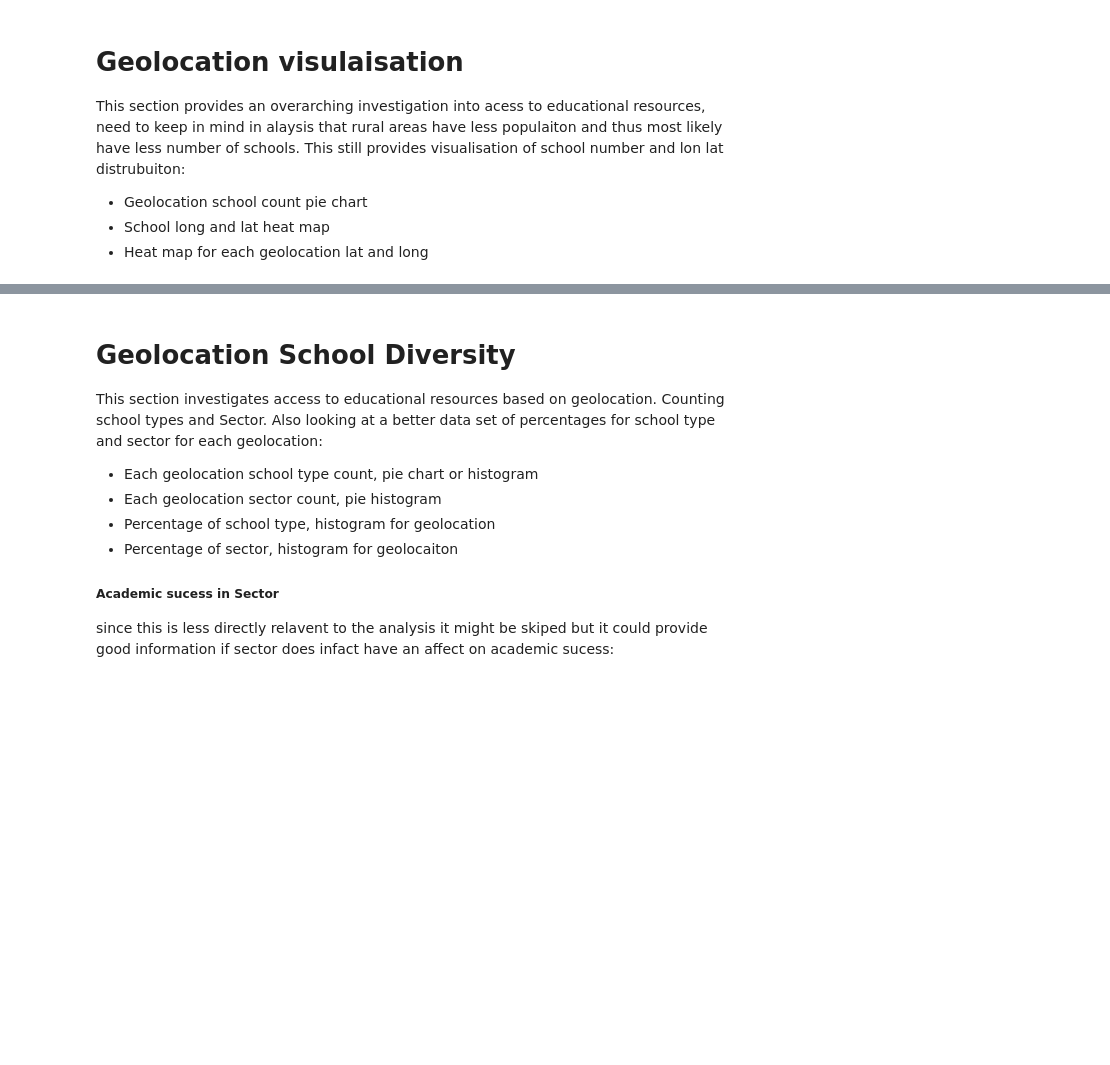
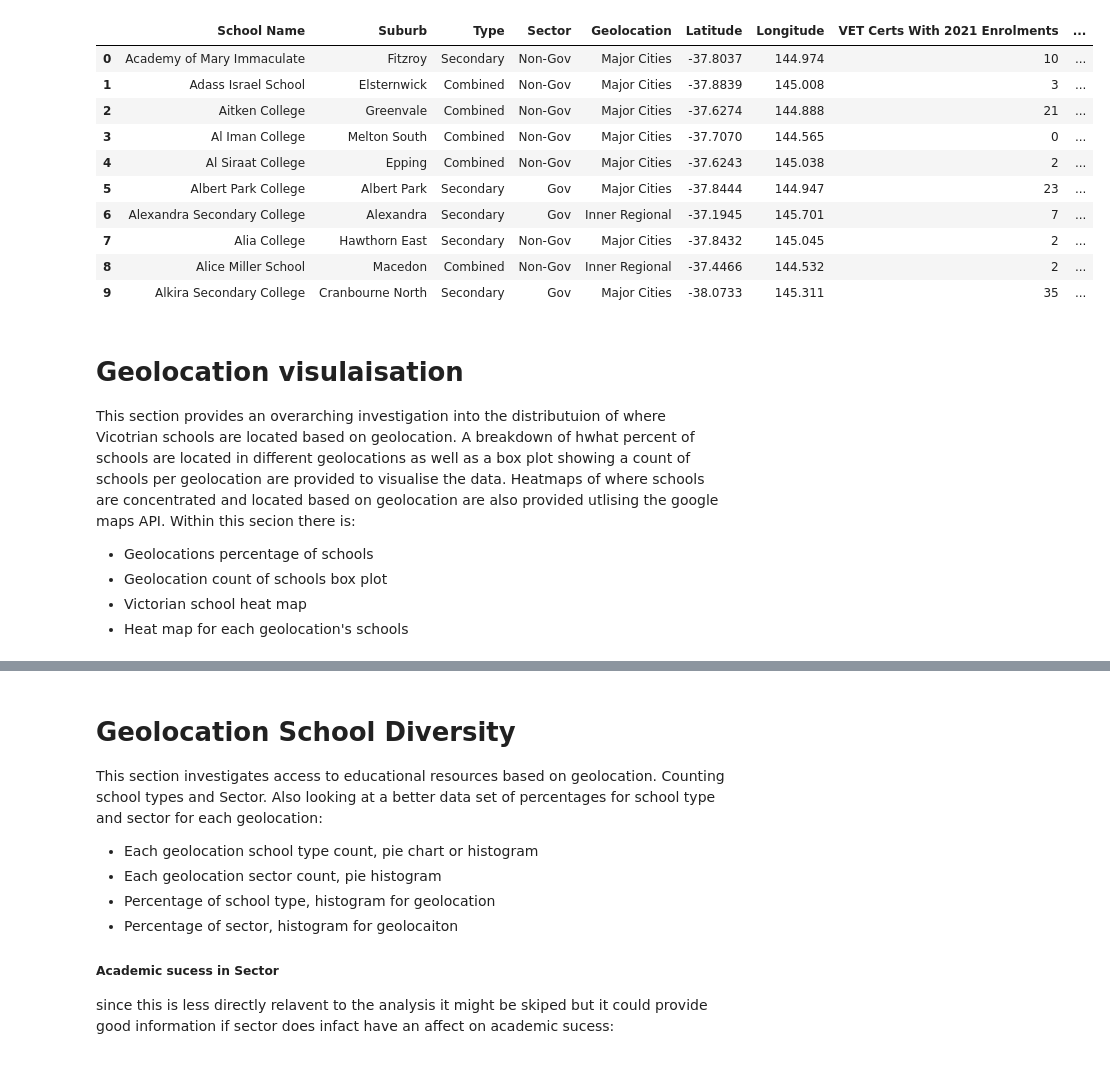
Before and after one commit to joshmartin33/project-one, a Jupyter notebook: analysis.ipynb, the cells around one changed output, grey strips where cells are left out. Cells and saved outputs as stored; diff of their text form; code cells hidden in the pictures; blank space fills up the shorter version.

```diff
--- a/analysis.ipynb
+++ b/analysis.ipynb
@@ -17,9 +17,24 @@ csv = ("Resources/Cleaned_VCE_results_by_school.csv")
 
 # Read in csv file
 school_df = pd.read_csv(csv)
+# %%
+school_df.head(10)
+# %% [output]
+|  | School Name | Suburb | Type | Sector | Geolocation | Latitude | Longitude | VET Certs With 2021 Enrolments | ... |
+| 0 | Academy of Mary Immaculate | Fitzroy | Secondary | Non-Gov | Major Cities | -37.8037 | 144.974 | 10 | ... |
+| 1 | Adass Israel School | Elsternwick | Combined | Non-Gov | Major Cities | -37.8839 | 145.008 | 3 | ... |
+| 2 | Aitken College | Greenvale | Combined | Non-Gov | Major Cities | -37.6274 | 144.888 | 21 | ... |
+| 3 | Al Iman College | Melton South | Combined | Non-Gov | Major Cities | -37.7070 | 144.565 | 0 | ... |
+| 4 | Al Siraat College | Epping | Combined | Non-Gov | Major Cities | -37.6243 | 145.038 | 2 | ... |
+| 5 | Albert Park College | Albert Park | Secondary | Gov | Major Cities | -37.8444 | 144.947 | 23 | ... |
+| 6 | Alexandra Secondary College | Alexandra | Secondary | Gov | Inner Regional | -37.1945 | 145.701 | 7 | ... |
+| 7 | Alia College | Hawthorn East | Secondary | Non-Gov | Major Cities | -37.8432 | 145.045 | 2 | ... |
+| 8 | Alice Miller School | Macedon | Combined | Non-Gov | Inner Regional | -37.4466 | 144.532 | 2 | ... |
+| 9 | Alkira Secondary College | Cranbourne North | Secondary | Gov | Major Cities | -38.0733 | 145.311 | 35 | ... |
 # %% [markdown]
 # Geolocation visulaisation
-This section provides an overarching investigation into acess to educational resources, need to keep in mind in alaysis that rural areas have less populaiton and thus most likely have less number of schools. This still provides visualisation of school number and lon lat distrubuiton:
-* Geolocation school count pie chart
-* School long and lat heat map
-* Heat map for each geolocation lat and long
+This section provides an overarching investigation into the distributuion of where Vicotrian schools are located based on geolocation. A breakdown of hwhat percent of schools are located in different geolocations as well as a box plot showing a count of schools per geolocation are provided to visualise the data. Heatmaps of where schools are concentrated and located based on geolocation are also provided utlising the google maps API. Within this secion there is:
+* Geolocations percentage of schools
+* Geolocation count of schools box plot
+* Victorian school heat map
+* Heat map for each geolocation's schools
```
Also changed, not shown: parts of 9 cells of this notebook, 7 other files.
